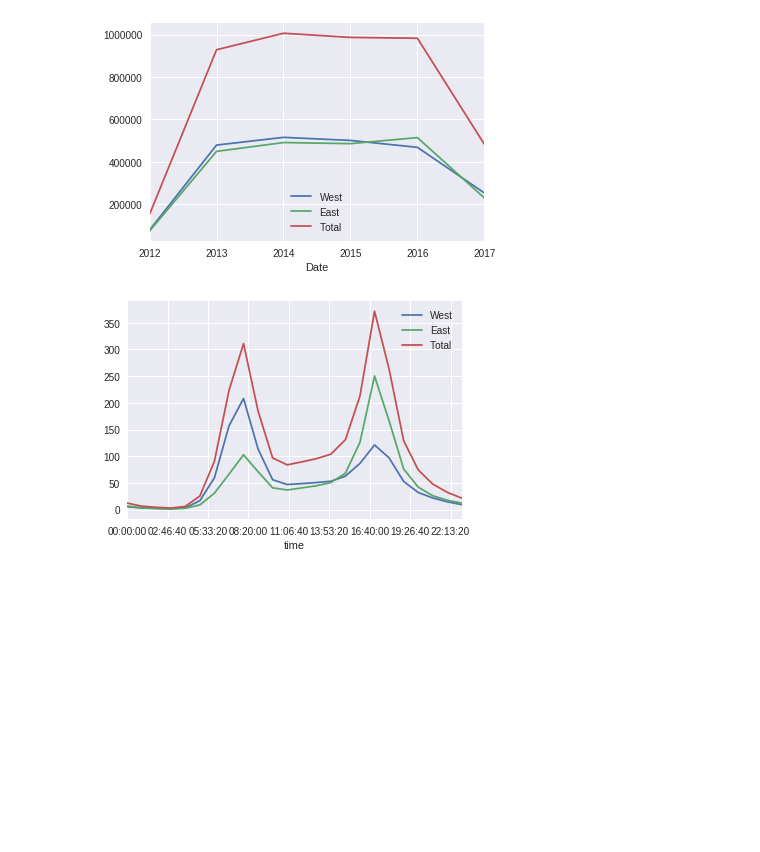
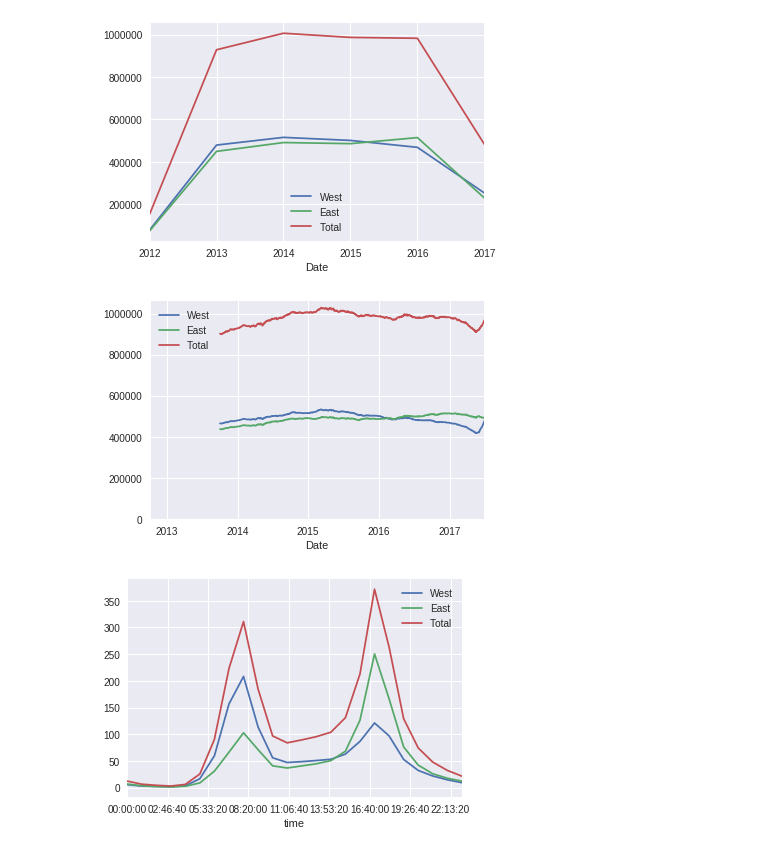
Before and after one commit to xiaodongpang23/JupyterWorkFlow, a Jupyter notebook: Fremont_Bridge_Bike_demo.ipynb, the cells around one changed output. Cells and saved outputs as stored; diff of their text form; code cells hidden in the pictures; blank space fills up the shorter version.

```diff
--- a/Fremont_Bridge_Bike_demo.ipynb
+++ b/Fremont_Bridge_Bike_demo.ipynb
@@ -101,6 +101,11 @@ data.resample('M').sum().plot();
 data.resample('A').sum().plot();
 # %% [output]
 [figure]
+# %%
+ax = data.resample('D').sum().rolling(365).sum().plot();
+ax.set_ylim(0,None);
+# %% [output]
+[figure, added]
 # %%
 # the mean of data grouped by time shows two peaks at 8am and 5pm, respectively
 data.groupby(data.index.time).mean().plot();
```
Also changed, not shown: parts of 4 cells of this notebook.
